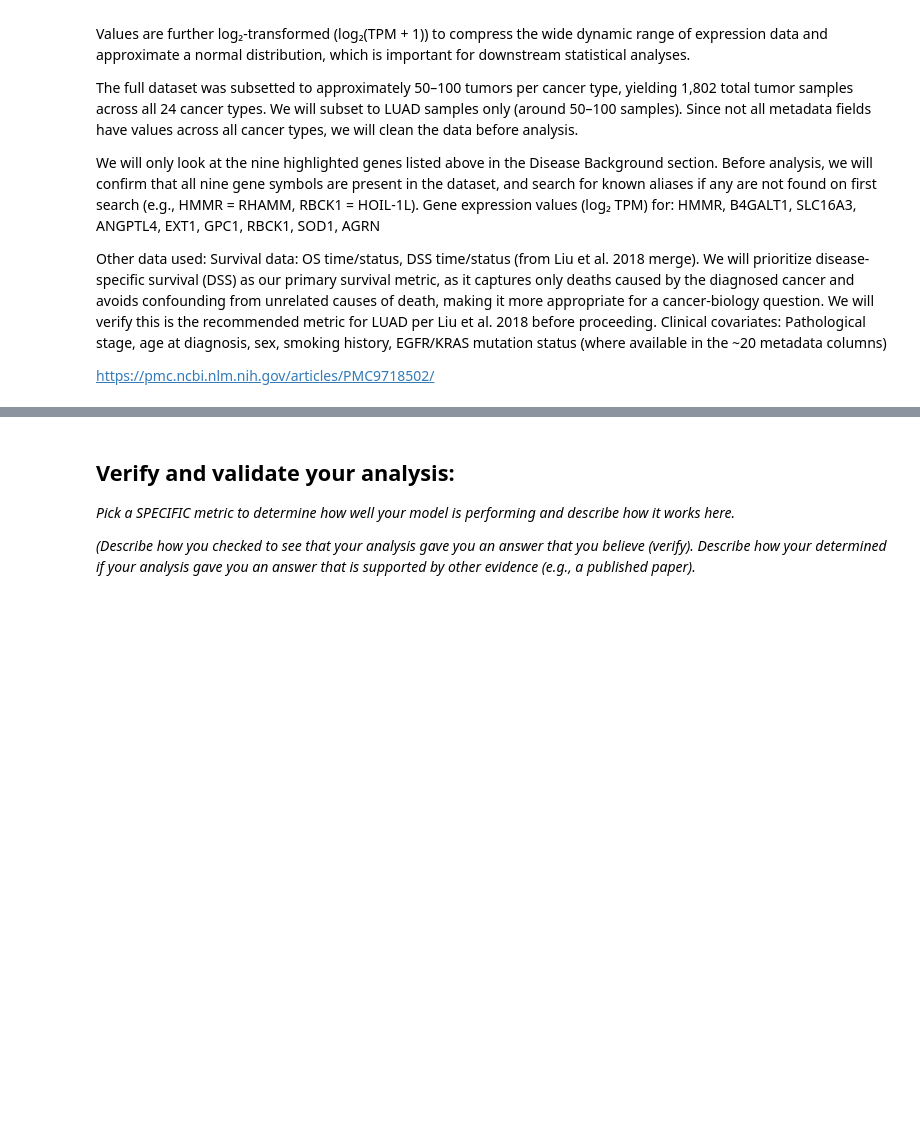
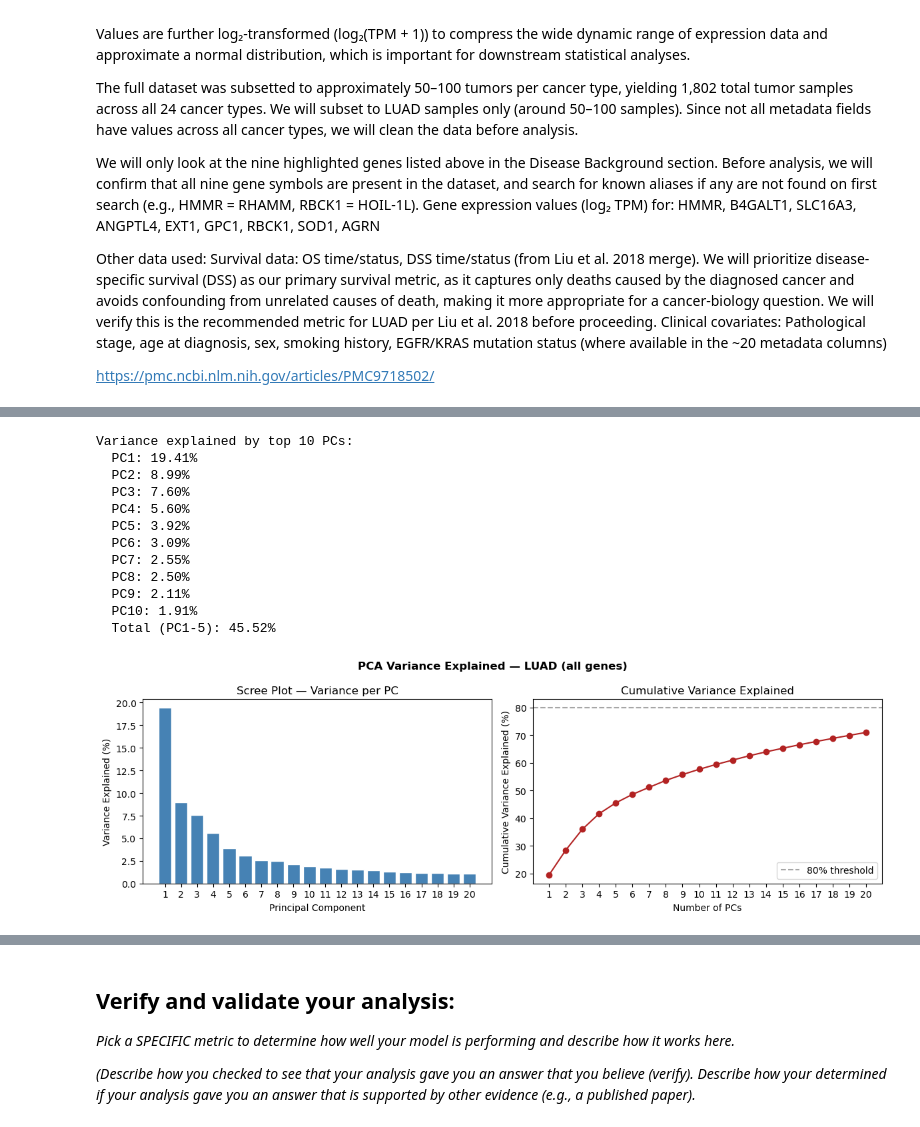
Before and after one commit to isabelvikesland/Module-4-Cancer, a Jupyter notebook: code/Module 4 Notebook.ipynb, the cells around one changed output, grey strips where cells are left out. Drawn from its saved outputs; the diff is of its cells as text; code cells hidden in the pictures; blank space fills up the shorter version.

```diff
--- a/code/Module 4 Notebook.ipynb
+++ b/code/Module 4 Notebook.ipynb
@@ -134,0 +303,49 @@ The machine learning technique I am using is: *fill in and describe*
+# %%
+#Scale and run PCA on all genes
+scaler = StandardScaler()
+X_scaled = scaler.fit_transform(X_all_genes)
+
+pca = PCA(n_components=20, random_state=42)
+X_pca = pca.fit_transform(X_scaled)
+
+# Variance explained
+var_exp = pca.explained_variance_ratio_ * 100
+print('Variance explained by top 10 PCs:')
+for i, v in enumerate(var_exp[:10]):
+    print(f'  PC{i+1}: {v:.2f}%')
+print(f'  Total (PC1-5): {var_exp[:5].sum():.2f}%')
+
+#scree plot
+fig, (ax1, ax2) = plt.subplots(1, 2, figsize=(12, 4))
+
+ax1.bar(range(1, 21), var_exp, color='steelblue', edgecolor='white')
+ax1.set_xlabel('Principal Component')
+ax1.set_ylabel('Variance Explained (%)')
+ax1.set_title('Scree Plot — Variance per PC')
+ax1.set_xticks(range(1, 21))
+
+ax2.plot(range(1, 21), np.cumsum(var_exp), 'o-', color='firebrick')
+ax2.axhline(80, color='gray', linestyle='--', alpha=0.7, label='80% threshold')
+ax2.set_xlabel('Number of PCs')
+ax2.set_ylabel('Cumulative Variance Explained (%)')
+ax2.set_title('Cumulative Variance Explained')
+ax2.legend()
+ax2.set_xticks(range(1, 21))
+
+plt.suptitle('PCA Variance Explained — LUAD (all genes)', fontweight='bold')
+plt.tight_layout()
+plt.show()
+# %% [output]
+Variance explained by top 10 PCs:
+  PC1: 19.41%
+  PC2: 8.99%
+  PC3: 7.60%
+  PC4: 5.60%
+  PC5: 3.92%
+  PC6: 3.09%
+  PC7: 2.55%
+  PC8: 2.50%
+  PC9: 2.11%
+  PC10: 1.91%
+  Total (PC1-5): 45.52%
+[figure, added]
```
Also changed, not shown: parts of 20 cells of this notebook.
